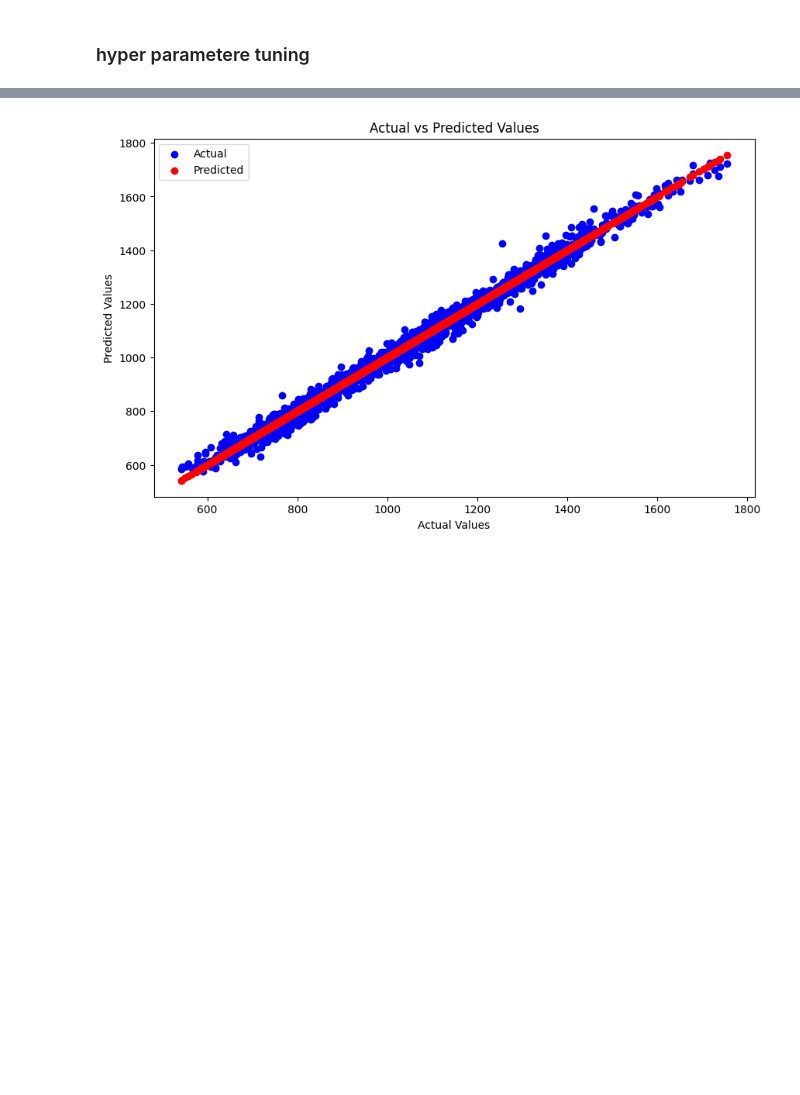
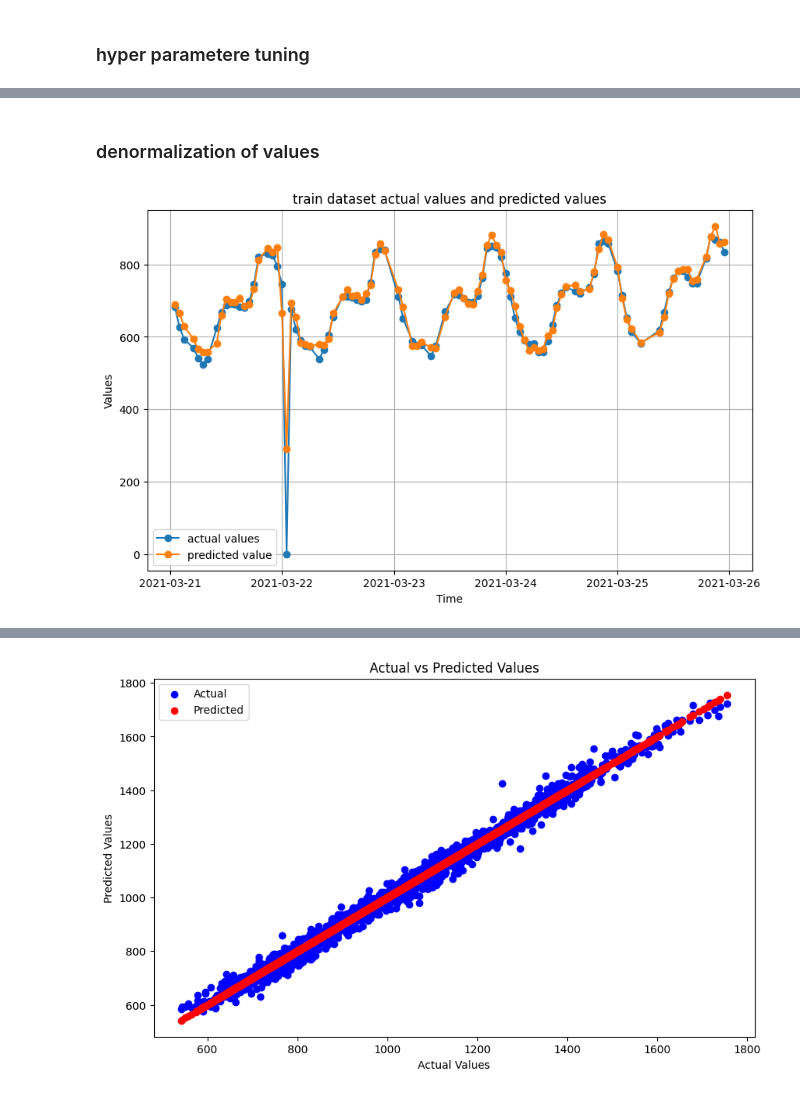
Before and after one commit to amirhosseinamerimanesh/Load-Forecasting-Machine-Learing, a Jupyter notebook: load_forecasting_ml.ipynb, the cells around one changed output, grey strips where cells are left out. Cells and saved outputs as stored; diff of their text form; code cells hidden in the pictures; blank space fills up the shorter version.

```diff
--- a/load_forecasting_ml.ipynb
+++ b/load_forecasting_ml.ipynb
@@ -181,13 +183,13 @@ from sklearn.model_selection import train_test_split, KFold
 from sklearn.metrics import mean_squared_error
 from bayes_opt import BayesianOptimization
 
-# Assuming you have a DataFrame called concat_df with a column 'values'
+
 # Drop any other columns that are not features or the target variable
-features = concat_df.drop(columns=['values',axis =1])
+features = concat_df.drop(columns=['values','time'],axis =1)
 target = concat_df['values']
 
 # Split the data into training and testing sets
-X_train, X_test, y_train, y_test = train_test_split(features, target, test_size=0.2, random_state=42)
+X_train, X_test, y_train, y_test = train_test_split(features, target, test_size=0.15, random_state=42)
 
 # Define the objective function for Bayesian Optimization
 def lgbm_cv(num_leaves, learning_rate, n_estimators, feature_fraction, bagging_fraction, bagging_freq, min_child_samples):
@@ -349,0 +310,6 @@ plt.show()
+# %%
+actual_train_values = concat_df.loc[X_train.index, ['time','values']].sort_index()
+actual_train_values['predicted_values'] = final_model.predict(X_train.sort_index())
+print(actual_train_values.head())
+rmse_train = np.sqrt(mean_squared_error(actual_train_values['values'], actual_train_values['predicted_values']))
+print(f"Final model RMSE on the train set: {rmse_train}")
@@ -349,0 +344,26 @@ plt.show()
+# %% [markdown]
+### denormalization of values
+# %%
+actual_train_values['values'] = (actual_train_values['values']*concat_df_value_std) +concat_df_value_mean
+actual_train_values['predicted_values'] = (actual_train_values['predicted_values']*concat_df_value_std) +concat_df_value_mean
+
+actual_test_values['values'] = (actual_test_values['values']*concat_df_value_std) +concat_df_value_mean
+actual_test_values['predicted_values'] = (actual_test_values['predicted_values']*concat_df_value_std) +concat_df_value_mean
+# %%
+# Plotting
+plt.figure(figsize=(10, 6))
+
+# Plotting Value1 against Time
+plt.plot(actual_train_values['time'][:100], actual_train_values['values'][:100], label='actual values', marker='o', linestyle='-')
+
+# Plotting Value2 against Time
+plt.plot(actual_train_values['time'][:100], actual_train_values['predicted_values'][:100], label='predicted value', marker='o', linestyle='-')
+
+plt.title('train dataset actual values and predicted values')
+plt.xlabel('Time')
+plt.ylabel('Values')
+plt.legend()
+plt.grid(True)
+plt.show()
+# %% [output]
+[figure, added]
```
Also changed, not shown: parts of 12 cells of this notebook.
